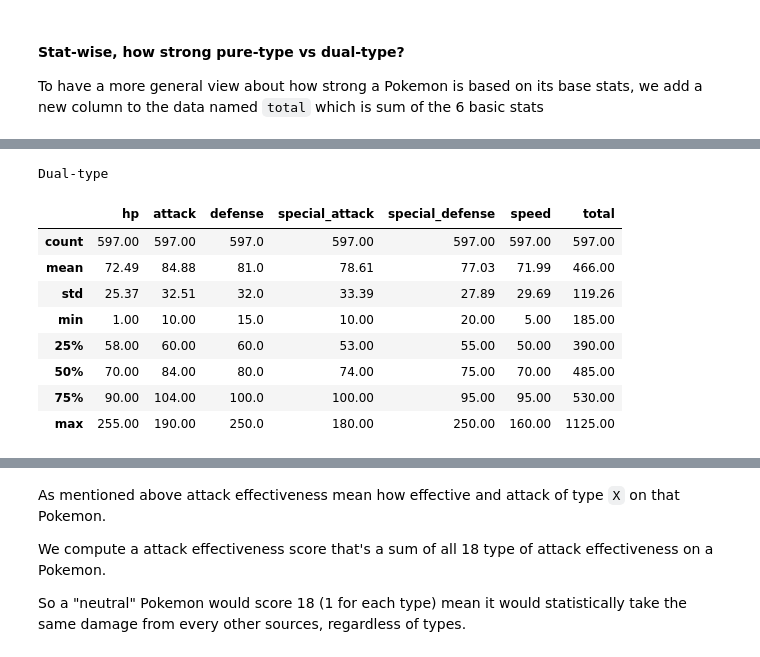
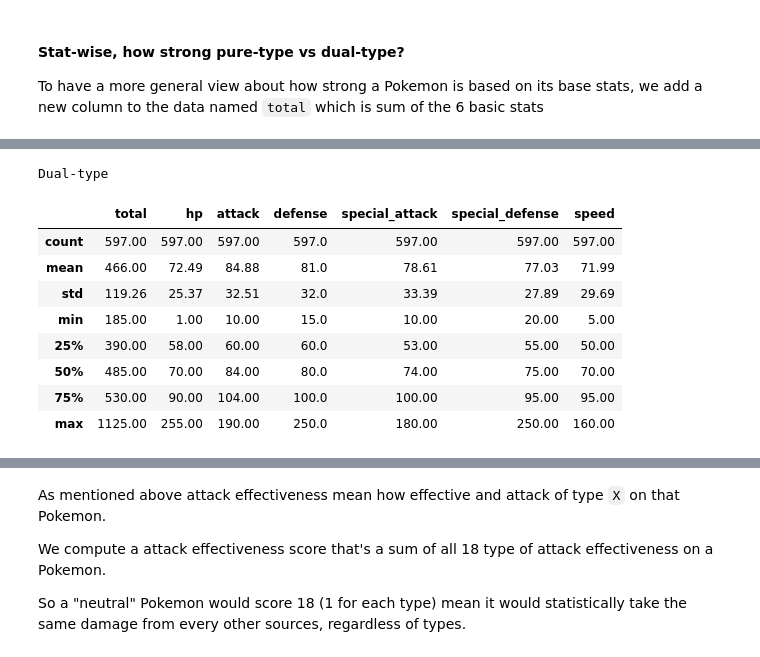
Before and after one commit to Wepewour19clc7/DSprograming, a Jupyter notebook: Pokemon.ipynb, the cells around one changed output, grey strips where cells are left out. Cells and saved outputs as stored; diff of their text form; code cells hidden in the pictures.

```diff
--- a/Pokemon.ipynb
+++ b/Pokemon.ipynb
@@ -219,6 +217,7 @@ Seems good now
 #### Stat-wise, how strong pure-type vs dual-type?
 To have a more general view about how strong a Pokemon is based on its base stats, we add a new column to the data named `total` which is sum of the 6 basic stats
 # %%
-stats_cols = ['hp', 'attack', 'defense', 'special_attack', 'special_defense', 'speed']
-df['total'] = df[stats_cols].sum(axis=1)
+stat_cols = ['hp', 'attack', 'defense', 'special_attack', 'special_defense', 'speed']
+stat_total_cols = ['total'] + stat_cols
+df['total'] = df[stat_cols].sum(axis=1)
 # %%
@@ -252,14 +253,14 @@ Pure-type
 # %%
 print('Dual-type')
-display(df.loc[df['is_dual'], stats_cols + ['total']].describe())
+display(df.loc[df['is_dual'], stat_total_cols].describe())
 # %% [output]
 Dual-type
-|  | hp | attack | defense | special_attack | special_defense | speed | total |
-| count | 597.00 | 597.00 | 597.0 | 597.00 | 597.00 | 597.00 | 597.00 |
-| mean | 72.49 | 84.88 | 81.0 | 78.61 | 77.03 | 71.99 | 466.00 |
-| std | 25.37 | 32.51 | 32.0 | 33.39 | 27.89 | 29.69 | 119.26 |
-| min | 1.00 | 10.00 | 15.0 | 10.00 | 20.00 | 5.00 | 185.00 |
-| 25% | 58.00 | 60.00 | 60.0 | 53.00 | 55.00 | 50.00 | 390.00 |
-| 50% | 70.00 | 84.00 | 80.0 | 74.00 | 75.00 | 70.00 | 485.00 |
-| 75% | 90.00 | 104.00 | 100.0 | 100.00 | 95.00 | 95.00 | 530.00 |
-| max | 255.00 | 190.00 | 250.0 | 180.00 | 250.00 | 160.00 | 1125.00 |
+|  | total | hp | attack | defense | special_attack | special_defense | speed |
+| count | 597.00 | 597.00 | 597.00 | 597.0 | 597.00 | 597.00 | 597.00 |
+| mean | 466.00 | 72.49 | 84.88 | 81.0 | 78.61 | 77.03 | 71.99 |
+| std | 119.26 | 25.37 | 32.51 | 32.0 | 33.39 | 27.89 | 29.69 |
+| min | 185.00 | 1.00 | 10.00 | 15.0 | 10.00 | 20.00 | 5.00 |
+| 25% | 390.00 | 58.00 | 60.00 | 60.0 | 53.00 | 55.00 | 50.00 |
+| 50% | 485.00 | 70.00 | 84.00 | 80.0 | 74.00 | 75.00 | 70.00 |
+| 75% | 530.00 | 90.00 | 104.00 | 100.0 | 100.00 | 95.00 | 95.00 |
+| max | 1125.00 | 255.00 | 190.00 | 250.0 | 180.00 | 250.00 | 160.00 |
```
Also changed, not shown: parts of 32 cells of this notebook, 1 other file.
